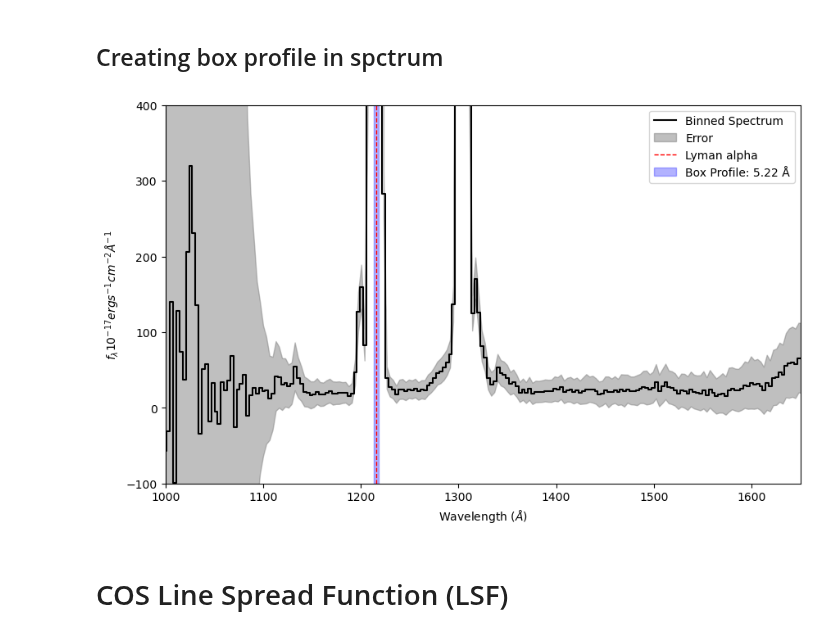
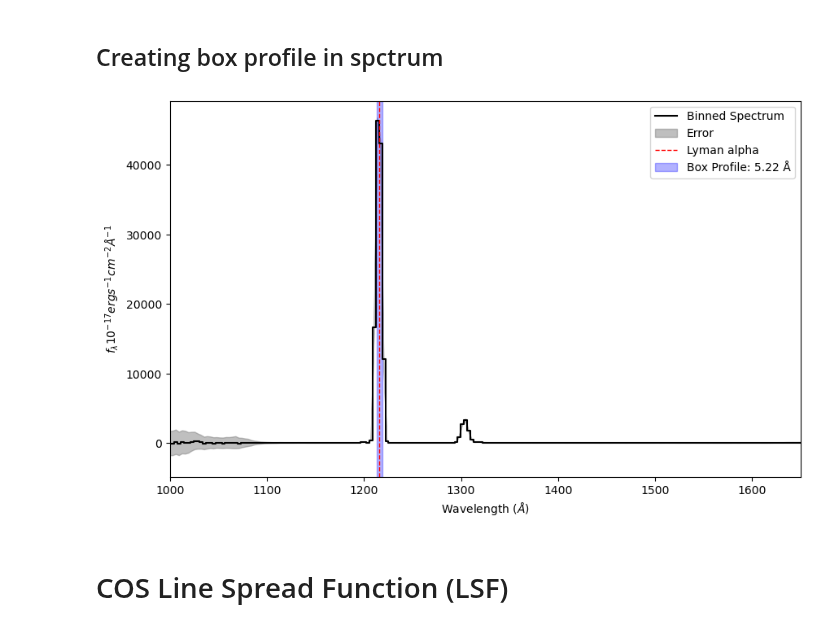
Before and after one commit to seratsaad/ticktock, a Jupyter notebook: geocor_ corr.ipynb, the cells around one changed output. Drawn from its saved outputs; the diff is of its cells as text; code cells hidden in the pictures.

```diff
--- a/geocor_ corr.ipynb
+++ b/geocor_ corr.ipynb
@@ -126,35 +126,35 @@ binned_flux_err = np.array(binned_flux_err)
 plt.figure(figsize=(10, 6))
 plt.plot(binned_wl, binned_flux, label='Binned Spectrum', color="black", drawstyle='steps-mid')
 plt.fill_between(binned_wl, binned_flux - binned_flux_err, binned_flux + binned_flux_err, color='gray', alpha=0.5, label='Error')
 plt.axvline(x=1216, color='r', linestyle='--', linewidth=1, label="Lyman alpha")
 
 # Projected Aperture Calculation
 aperture_width_arcseconds = 0.2
 cos_platescale_arcseconds_per_pixel = 0.023
 grating_dispersion_angstroms_per_pixel = 0.6
 
 # Calculate the projected aperture width in pixels
 projected_aperture_width_pixels = aperture_width_arcseconds / cos_platescale_arcseconds_per_pixel
 
 # Calculating the projected aperture width in Angstroms
 projected_aperture_width_angstroms = projected_aperture_width_pixels * grating_dispersion_angstroms_per_pixel
 
 # Box profile dimensions
 central_wavelength = 1216
 half_box_width_angstroms = projected_aperture_width_angstroms / 2
 
 # Plot the box profile
 plt.axvspan(central_wavelength - half_box_width_angstroms, central_wavelength + half_box_width_angstroms,
             color='blue', alpha=0.3, label=f'Box Profile: {projected_aperture_width_angstroms:.2f} Å')
 
 plt.xlabel("Wavelength ($\AA$)")
 plt.ylabel("$f_{\lambda} 10^{-17} erg s^{-1} cm^{-2} \AA^{-1}$")
 plt.xlim(1000, 1650)
-plt.ylim(-100, 400)
+#plt.ylim(-100, 400)
 plt.legend()
 plt.show()
 # %% [output]
-[figure, old version]
+[figure, new version]
 # %% [markdown]
 # COS Line Spread Function (LSF)
 # %% [markdown]
```
